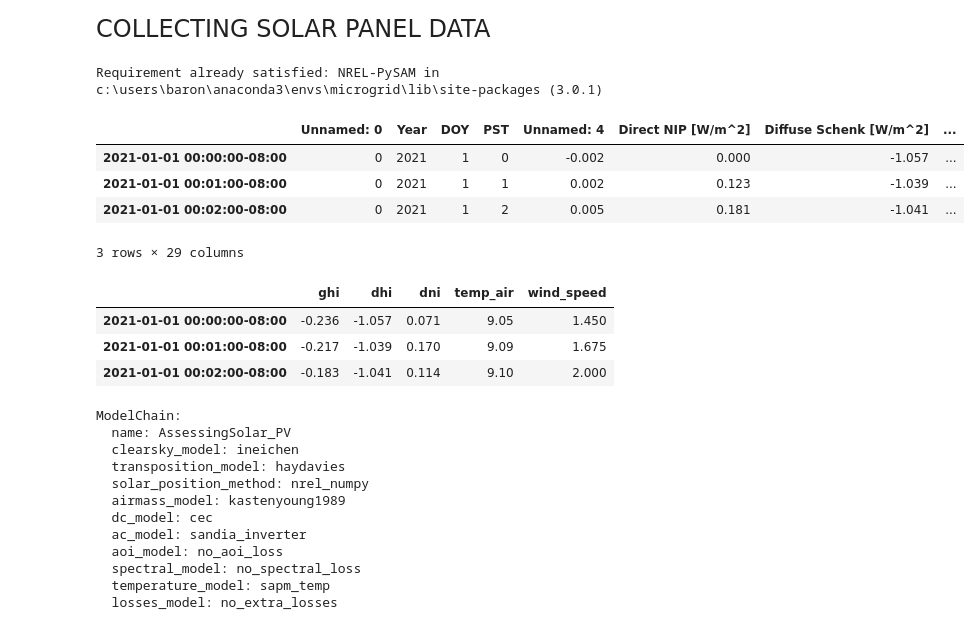
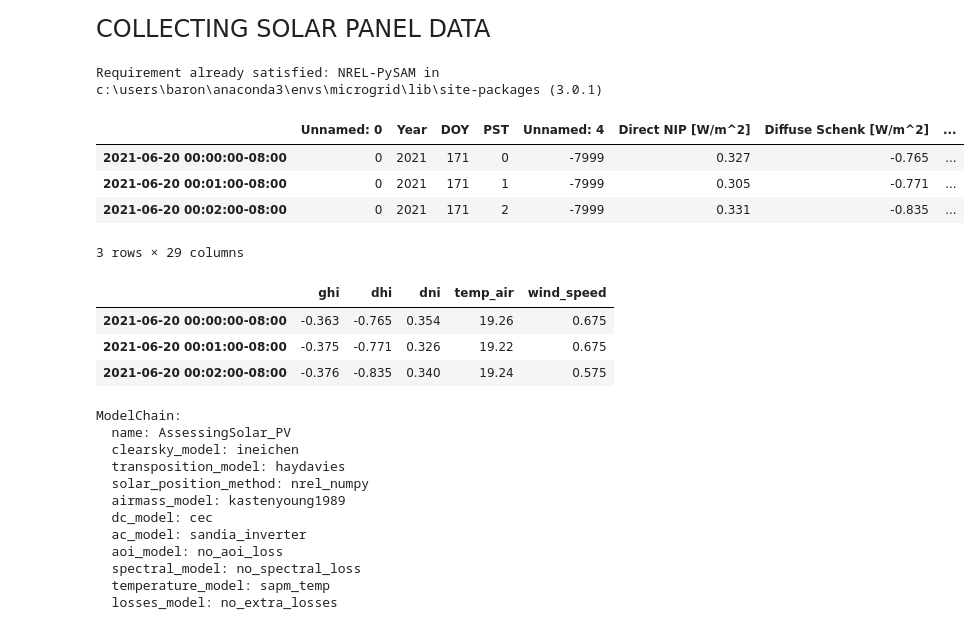
Before and after one commit to dlanzave/greenwaymicrogrid, a Jupyter notebook: MicrogridOpt.ipynb, the cells around one changed output. Drawn from its saved outputs; the diff is of its cells as text; code cells hidden in the pictures.

```diff
--- a/MicrogridOpt.ipynb
+++ b/MicrogridOpt.ipynb
@@ -32,19 +32,19 @@ inverter_data = invdb.iloc[:, np.random.randint(0, high=len(invdb))]
 # %%
 #weather data from closest NREL Weather station https://midcdmz.nrel.gov/apps/data_api_doc.pl?_idtextlist
 !pip install --default-timeout=100 NREL-PySAM
 
 df_weather = pvlib.iotools.read_midc_raw_data_from_nrel('UOSMRL',               # Station id(cal poly)
-                                                    pd.Timestamp('20210101'),   # Start date YYYYMMDD
-                                                    pd.Timestamp('20210131'))   # End date  YYYYMMDD
+                                                    pd.Timestamp('20210620'),   # Start date YYYYMMDD
+                                                    pd.Timestamp('20210922'))
 
 # Let's see the head, shape and columns of the data
 df_weather.head(3)
 # %% [output]
 Requirement already satisfied: NREL-PySAM in c:\users\baron\anaconda3\envs\microgrid\lib\site-packages (3.0.1)
 |  | Unnamed: 0 | Year | DOY | PST | Unnamed: 4 | Direct NIP [W/m^2] | Diffuse Schenk [W/m^2] | ... |
-| 2021-01-01 00:00:00-08:00 | 0 | 2021 | 1 | 0 | -0.002 | 0.000 | -1.057 | ... |
-| 2021-01-01 00:01:00-08:00 | 0 | 2021 | 1 | 1 | 0.002 | 0.123 | -1.039 | ... |
-| 2021-01-01 00:02:00-08:00 | 0 | 2021 | 1 | 2 | 0.005 | 0.181 | -1.041 | ... |
+| 2021-06-20 00:00:00-08:00 | 0 | 2021 | 171 | 0 | -7999 | 0.327 | -0.765 | ... |
+| 2021-06-20 00:01:00-08:00 | 0 | 2021 | 171 | 1 | -7999 | 0.305 | -0.771 | ... |
+| 2021-06-20 00:02:00-08:00 | 0 | 2021 | 171 | 2 | -7999 | 0.331 | -0.835 | ... |
 3 rows × 29 columns
 # %%
 df_weather = df_weather[['Global CMP22 [W/m^2]', 'Diffuse Schenk [W/m^2]',
@@ -56,9 +56,9 @@ df_weather.columns = ['ghi', 'dhi', 'dni', 'temp_air', 'wind_speed']
 df_weather.head(3)
 # %% [output]
 |  | ghi | dhi | dni | temp_air | wind_speed |
-| 2021-01-01 00:00:00-08:00 | -0.236 | -1.057 | 0.071 | 9.05 | 1.450 |
-| 2021-01-01 00:01:00-08:00 | -0.217 | -1.039 | 0.170 | 9.09 | 1.675 |
-| 2021-01-01 00:02:00-08:00 | -0.183 | -1.041 | 0.114 | 9.10 | 2.000 |
+| 2021-06-20 00:00:00-08:00 | -0.363 | -0.765 | 0.354 | 19.26 | 0.675 |
+| 2021-06-20 00:01:00-08:00 | -0.375 | -0.771 | 0.326 | 19.22 | 0.675 |
+| 2021-06-20 00:02:00-08:00 | -0.376 | -0.835 | 0.340 | 19.24 | 0.575 |
 # %%
 #DEFINING CHARACTERISTICS OF PV SYSTEM
 
```
Also changed, not shown: parts of 5 cells of this notebook.
